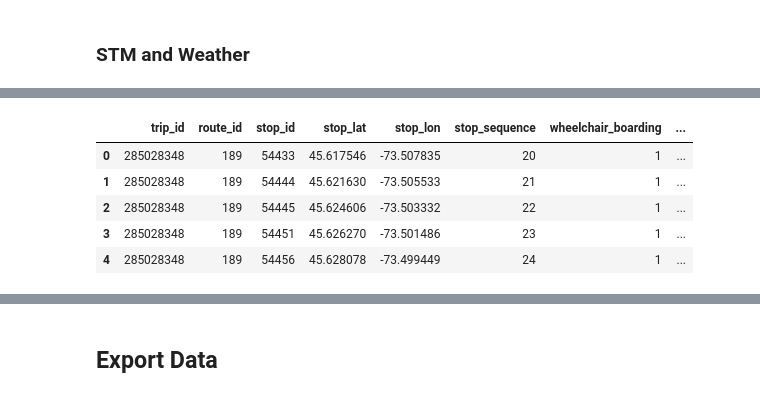
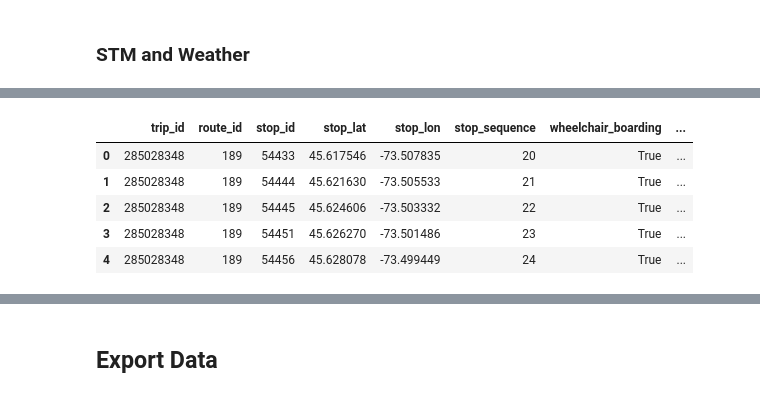
Before and after one commit to nadpierre/stm-transit-delay-prediction, a Jupyter notebook: notebooks/data_cleaning.ipynb, the cells around one changed output, grey strips where cells are left out. Cells and saved outputs as stored; diff of their text form; code cells hidden in the pictures.

```diff
--- a/notebooks/data_cleaning.ipynb
+++ b/notebooks/data_cleaning.ipynb
@@ -278,3 +197,9 @@ merged_stm_df.head()
+# %%
+# Convert route_id to integer
+merged_stm_df['route_id'] = merged_stm_df['route_id'].astype('int64')
+# %%
+# Convert wheelchair_boarding to boolean
+merged_stm_df['wheelchair_boarding'] = np.where(merged_stm_df['wheelchair_boarding'] == 1, True, False)
 # %%
 # Get duplicates
 duplicate_mask = merged_stm_df.duplicated()
@@ -300,0 +237,7 @@ merged_stm_df = merged_stm_df.drop_duplicates()
+# %%
+# Round arrival time to the nearest hour
+merged_stm_df['rounded_arrival_dt'] = rt_arrival_dt.dt.round('h')
+# %%
+# Format time to match weather data
+merged_stm_df['time'] = merged_stm_df['rounded_arrival_dt'].dt.strftime('%Y-%m-%dT%H:%M')
+merged_stm_df.head()
@@ -301,11 +251,11 @@ merged_stm_df = merged_stm_df.drop_duplicates()
 # %%
-# Merge STM data with weather data
-df = pd.merge(left=merged_stm_df, right=weather_df, how='inner', on='time').drop('time', axis=1)
+# Merge STM data with historical weather
+df = pd.merge(left=merged_stm_df, right=weather_df, how='left', on='time')
 df.head()
 # %% [output]
 |  | trip_id | route_id | stop_id | stop_lat | stop_lon | stop_sequence | wheelchair_boarding | ... |
-| 0 | 285028348 | 189 | 54433 | 45.617546 | -73.507835 | 20 | 1 | ... |
-| 1 | 285028348 | 189 | 54444 | 45.621630 | -73.505533 | 21 | 1 | ... |
-| 2 | 285028348 | 189 | 54445 | 45.624606 | -73.503332 | 22 | 1 | ... |
-| 3 | 285028348 | 189 | 54451 | 45.626270 | -73.501486 | 23 | 1 | ... |
-| 4 | 285028348 | 189 | 54456 | 45.628078 | -73.499449 | 24 | 1 | ... |
+| 0 | 285028348 | 189 | 54433 | 45.617546 | -73.507835 | 20 | True | ... |
+| 1 | 285028348 | 189 | 54444 | 45.621630 | -73.505533 | 21 | True | ... |
+| 2 | 285028348 | 189 | 54445 | 45.624606 | -73.503332 | 22 | True | ... |
+| 3 | 285028348 | 189 | 54451 | 45.626270 | -73.501486 | 23 | True | ... |
+| 4 | 285028348 | 189 | 54456 | 45.628078 | -73.499449 | 24 | True | ... |
```
Also changed, not shown: parts of 29 cells of this notebook, 11 other files.
